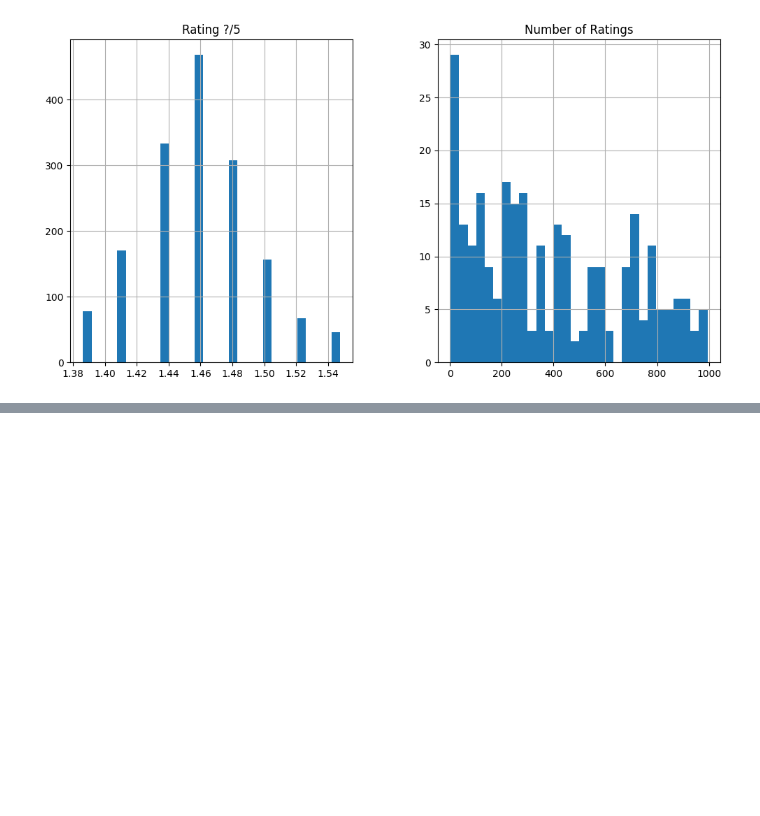
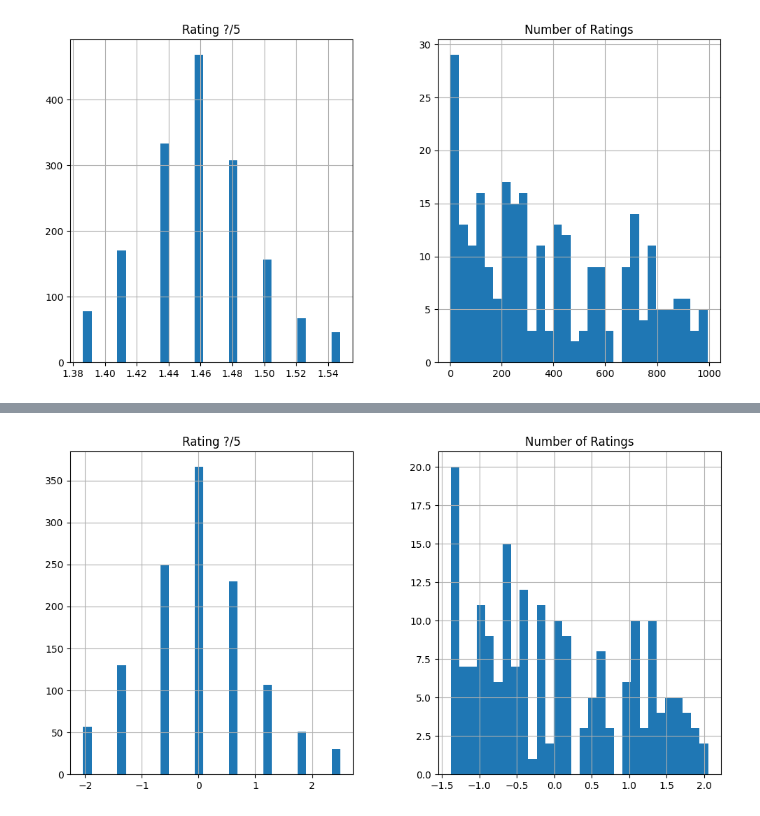
Before and after one commit to Kidar12/GDGoC_ML_Assignment-2, a Jupyter notebook: Dataset_MBP.ipynb, the cells around one changed output, grey strips where cells are left out. Cells and saved outputs as stored; diff of their text form; code cells hidden in the pictures; blank space fills up the shorter version.

```diff
--- a/Dataset_MBP.ipynb
+++ b/Dataset_MBP.ipynb
@@ -172,0 +219,5 @@ plt.show()
+# %%
+x_train[num].hist(bins=30, figsize=(12,6))
+plt.show()
+# %% [output]
+[figure, added]
```
Also changed, not shown: parts of 17 cells of this notebook.
